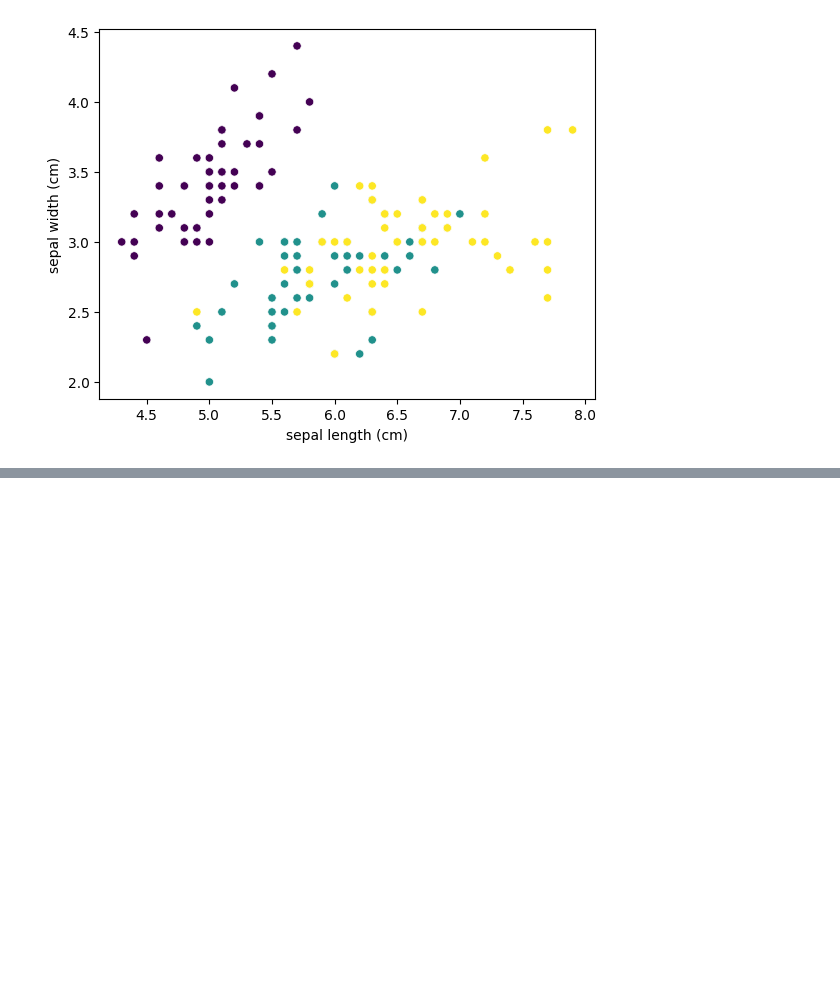
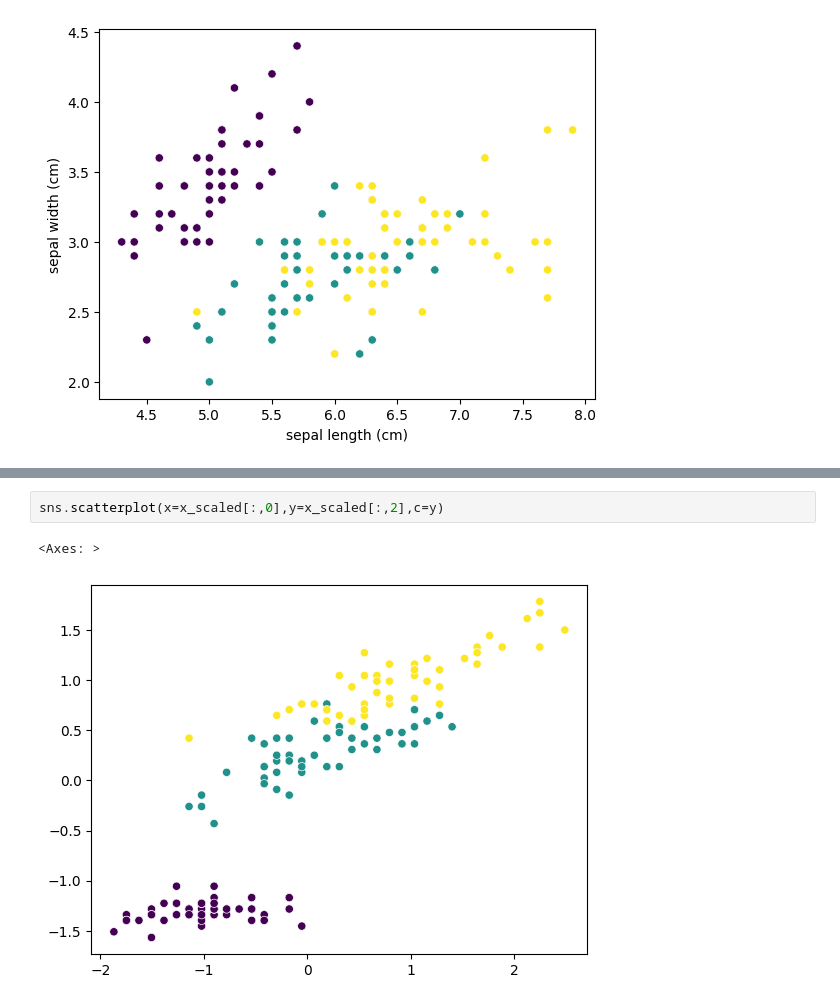
Before and after one commit to Ankit1726/Datascience, a Jupyter notebook: src/machine_learning/notebooks/unsupervised_ml.ipynb, the cells around one changed output, grey strips where cells are left out. Cells and saved outputs as stored; diff of their text form; blank space fills up the shorter version.

```diff
--- a/src/machine_learning/notebooks/unsupervised_ml.ipynb
+++ b/src/machine_learning/notebooks/unsupervised_ml.ipynb
@@ -203,0 +254,5 @@ sns.scatterplot(x=X.iloc[:,0],y=X.iloc[:,1],c=y)
+# %%
+sns.scatterplot(x=x_scaled[:,0],y=x_scaled[:,2],c=y)
+# %% [output]
+<Axes: >
+[figure, added]
```
Also changed, not shown: parts of 6 cells of this notebook.
